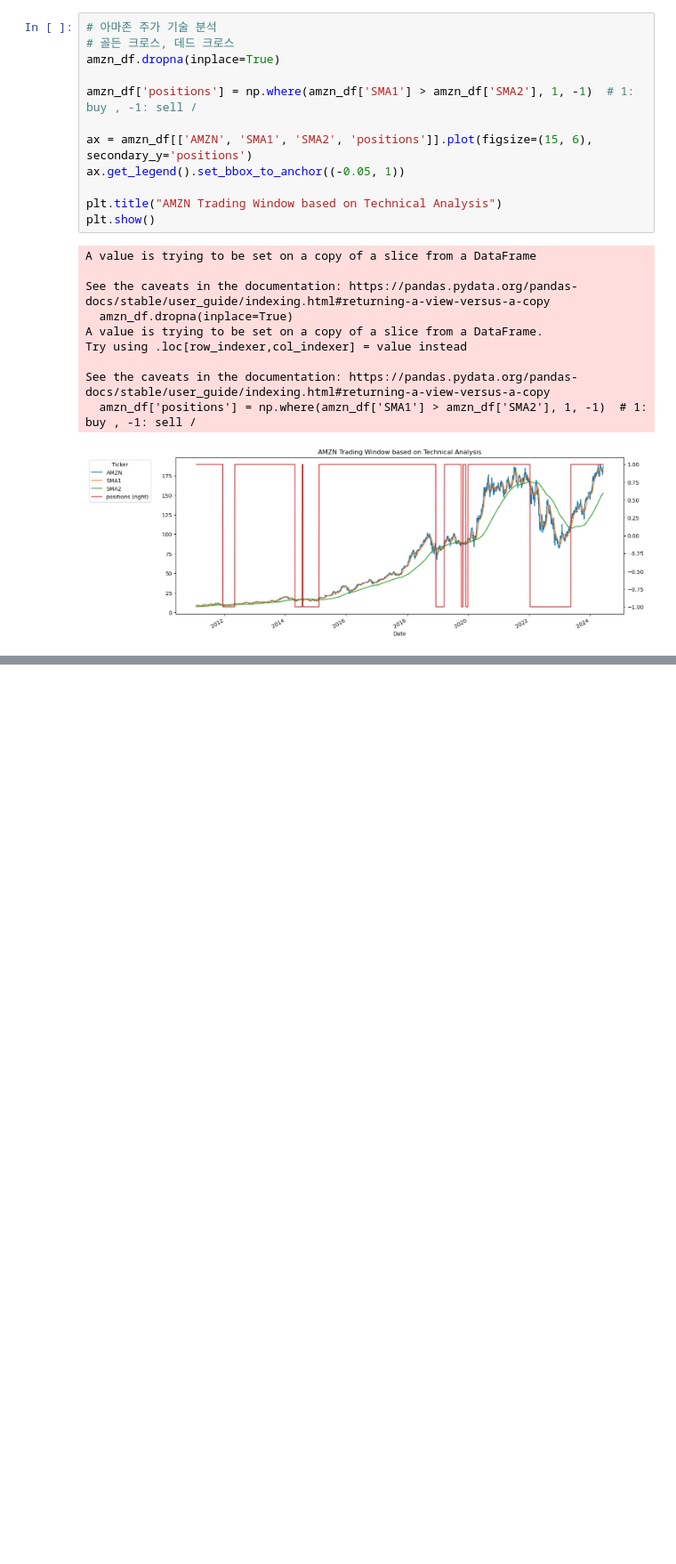
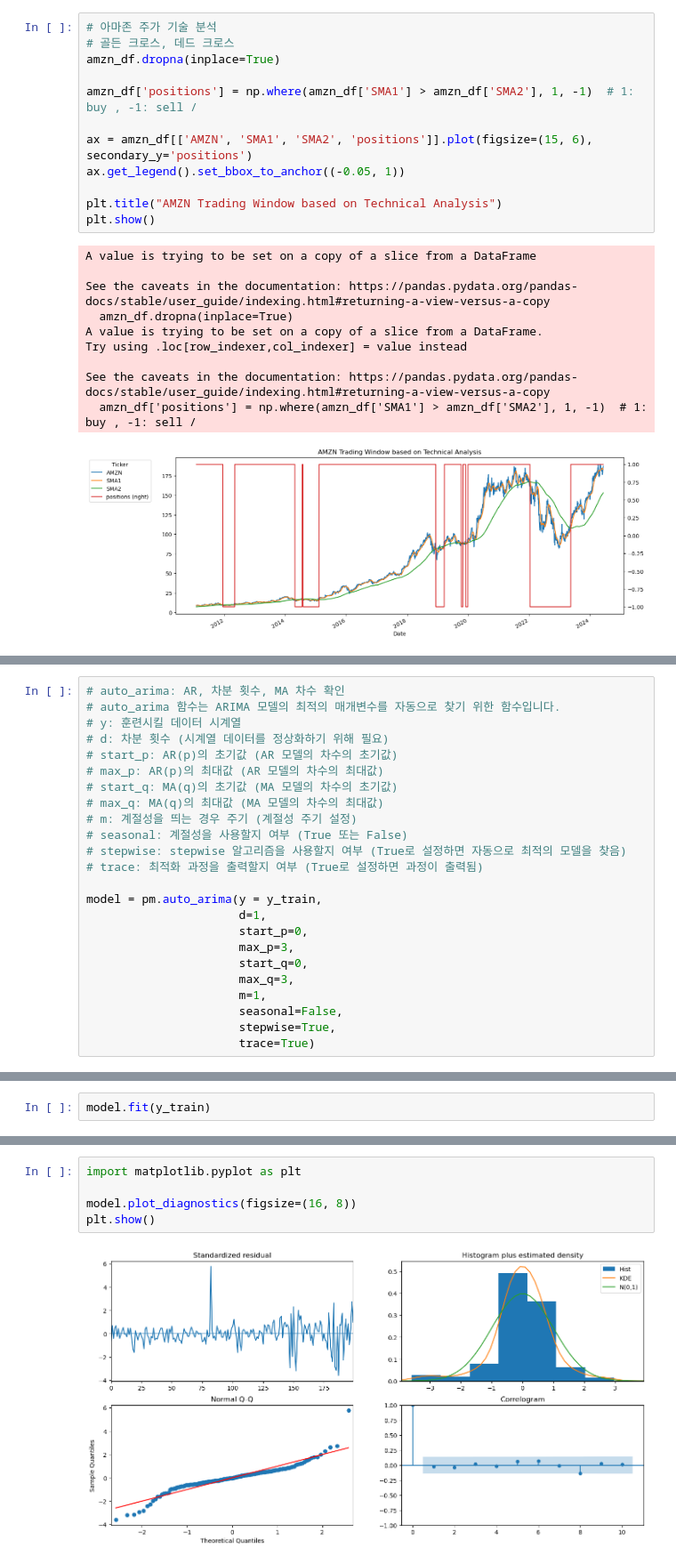
Before and after one commit to kimgusan/Time_series, a Jupyter notebook: d_financial_market.ipynb, the cells around one changed output, grey strips where cells are left out. Shown at 89% size. Saved outputs shown, nothing was run; the diff lists cells and outputs as text; blank space fills up the shorter version.

```diff
--- a/d_financial_market.ipynb
+++ b/d_financial_market.ipynb
@@ -322,0 +419,24 @@ See the caveats in the documentation: https://pandas.pydata.org/pandas-docs/stab
+# %%
+# auto_arima: AR, 차분 횟수, MA 차수 확인
+# auto_arima 함수는 ARIMA 모델의 최적의 매개변수를 자동으로 찾기 위한 함수입니다.
+# y: 훈련시킬 데이터 시계열
+# d: 차분 횟수 (시계열 데이터를 정상화하기 위해 필요)
+# start_p: AR(p)의 초기값 (AR 모델의 차수의 초기값)
+# max_p: AR(p)의 최대값 (AR 모델의 차수의 최대값)
+# start_q: MA(q)의 초기값 (MA 모델의 차수의 초기값)
+# max_q: MA(q)의 최대값 (MA 모델의 차수의 최대값)
+# m: 계절성을 띄는 경우 주기 (계절성 주기 설정)
+# seasonal: 계절성을 사용할지 여부 (True 또는 False)
+# stepwise: stepwise 알고리즘을 사용할지 여부 (True로 설정하면 자동으로 최적의 모델을 찾음)
+# trace: 최적화 과정을 출력할지 여부 (True로 설정하면 과정이 출력됨)
+
+model = pm.auto_arima(y = y_train,
+                      d=1,
+                      start_p=0,
+                      max_p=3,
+                      start_q=0,
+                      max_q=3,
+                      m=1,
+                      seasonal=False,
+                      stepwise=True,
+                      trace=True)
@@ -322,0 +453,2 @@ See the caveats in the documentation: https://pandas.pydata.org/pandas-docs/stab
+# %%
+model.fit(y_train)
@@ -322,0 +499,7 @@ See the caveats in the documentation: https://pandas.pydata.org/pandas-docs/stab
+# %%
+import matplotlib.pyplot as plt
+
+model.plot_diagnostics(figsize=(16, 8))
+plt.show()
+# %% [output]
+[figure, added]
```
Also changed, not shown: parts of 35 cells of this notebook, 7 other files.
